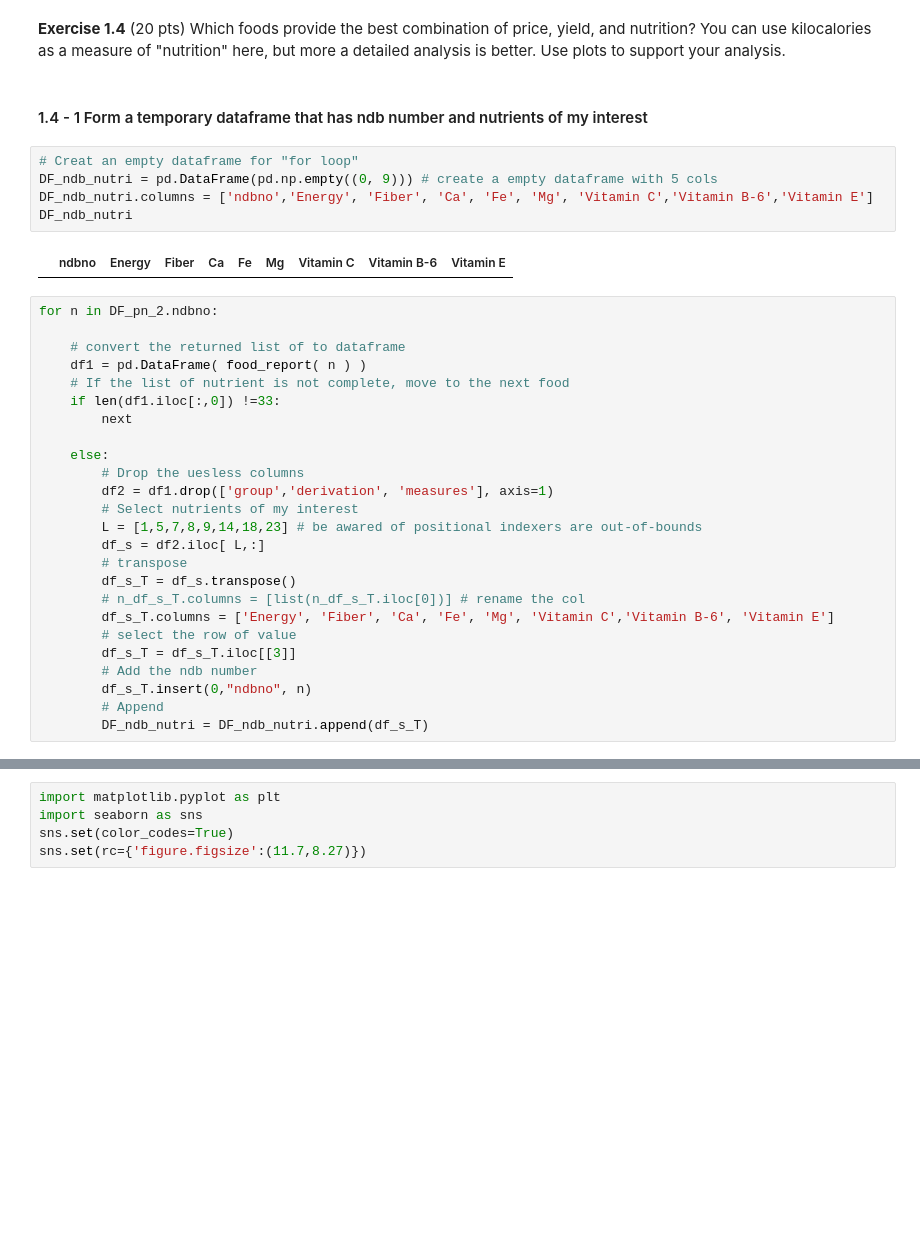
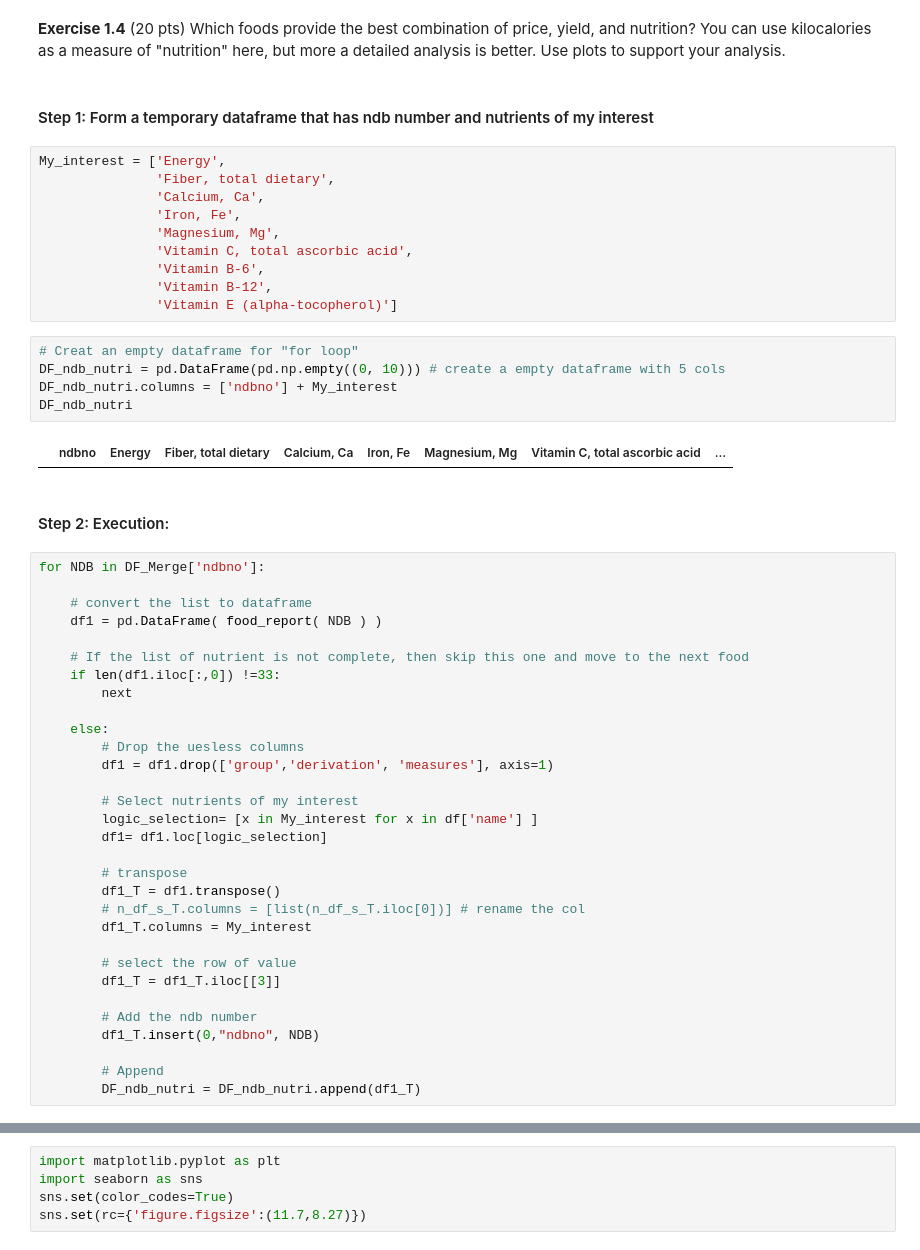
Before and after one commit to Wei-Kuang/STA141B, a Jupyter notebook: HW4/hw4_2019.ipynb, the cells around one changed output, grey strips where cells are left out. Cells and saved outputs as stored; diff of their text form; blank space fills up the shorter version.

```diff
--- a/HW4/hw4_2019.ipynb
+++ b/HW4/hw4_2019.ipynb
@@ -385,36 +641,54 @@ food_report("09279")[0] # Correct!
 # %% [markdown]
 __Exercise 1.4__ (20 pts) Which foods provide the best combination of price, yield, and nutrition? You can use kilocalories as a measure of "nutrition" here, but more a detailed analysis is better. Use plots to support your analysis.
 # %% [markdown]
-#### 1.4 - 1 Form a temporary dataframe that has ndb number and nutrients of my interest
+#### Step 1: Form a temporary dataframe that has ndb number and nutrients of my interest
+# %%
+My_interest = ['Energy',
+               'Fiber, total dietary',
+               'Calcium, Ca',
+               'Iron, Fe',
+               'Magnesium, Mg',
+               'Vitamin C, total ascorbic acid',
+               'Vitamin B-6',
+               'Vitamin B-12',
+               'Vitamin E (alpha-tocopherol)']
 # %%
 # Creat an empty dataframe for "for loop"
-DF_ndb_nutri = pd.DataFrame(pd.np.empty((0, 9))) # create a empty dataframe with 5 cols
-DF_ndb_nutri.columns = ['ndbno','Energy', 'Fiber', 'Ca', 'Fe', 'Mg', 'Vitamin C','Vitamin B-6','Vitamin E']
+DF_ndb_nutri = pd.DataFrame(pd.np.empty((0, 10))) # create a empty dataframe with 5 cols
+DF_ndb_nutri.columns = ['ndbno'] + My_interest
 DF_ndb_nutri
 # %% [output]
-|  | ndbno | Energy | Fiber | Ca | Fe | Mg | Vitamin C | Vitamin B-6 | Vitamin E |
+|  | ndbno | Energy | Fiber, total dietary | Calcium, Ca | Iron, Fe | Magnesium, Mg | Vitamin C, total ascorbic acid | ... |
+# %% [markdown]
+#### Step 2: Execution:
 # %%
-for n in DF_pn_2.ndbno:
+for NDB in DF_Merge['ndbno']:
 
-    # convert the returned list of to dataframe
-    df1 = pd.DataFrame( food_report( n ) )
-    # If the list of nutrient is not complete, move to the next food
+    # convert the list to dataframe
+    df1 = pd.DataFrame( food_report( NDB ) )
+
+    # If the list of nutrient is not complete, then skip this one and move to the next food
     if len(df1.iloc[:,0]) !=33:
         next
 
     else:
         # Drop the uesless columns
-        df2 = df1.drop(['group','derivation', 'measures'], axis=1)
+        df1 = df1.drop(['group','derivation', 'measures'], axis=1)
+
         # Select nutrients of my interest
-        L = [1,5,7,8,9,14,18,23] # be awared of positional indexers are out-of-bounds
-        df_s = df2.iloc[ L,:]
+        logic_selection= [x in My_interest for x in df['name'] ]
+        df1= df1.loc[logic_selection]
+
         # transpose
-        df_s_T = df_s.transpose()
+        df1_T = df1.transpose()
         # n_df_s_T.columns = [list(n_df_s_T.iloc[0])] # rename the col
-        df_s_T.columns = ['Energy', 'Fiber', 'Ca', 'Fe', 'Mg', 'Vitamin C','Vitamin B-6', 'Vitamin E']
+        df1_T.columns = My_interest
+
         # select the row of value
-        df_s_T = df_s_T.iloc[[3]]
+        df1_T = df1_T.iloc[[3]]
+
         # Add the ndb number
-        df_s_T.insert(0,"ndbno", n)
+        df1_T.insert(0,"ndbno", NDB)
+
         # Append
-        DF_ndb_nutri = DF_ndb_nutri.append(df_s_T)
+        DF_ndb_nutri = DF_ndb_nutri.append(df1_T)
```
Also changed, not shown: parts of 102 cells of this notebook.
